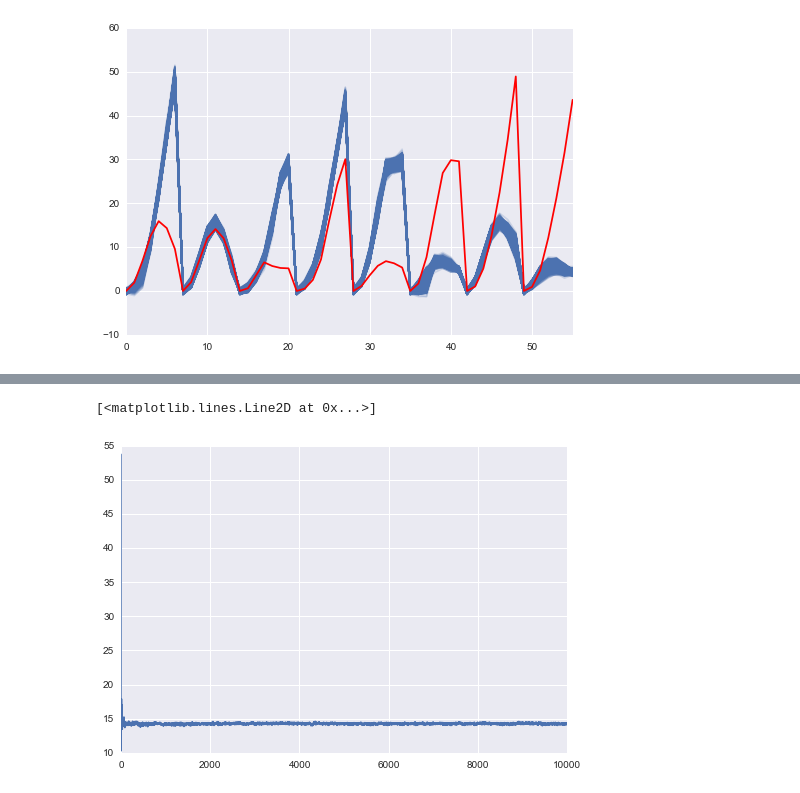
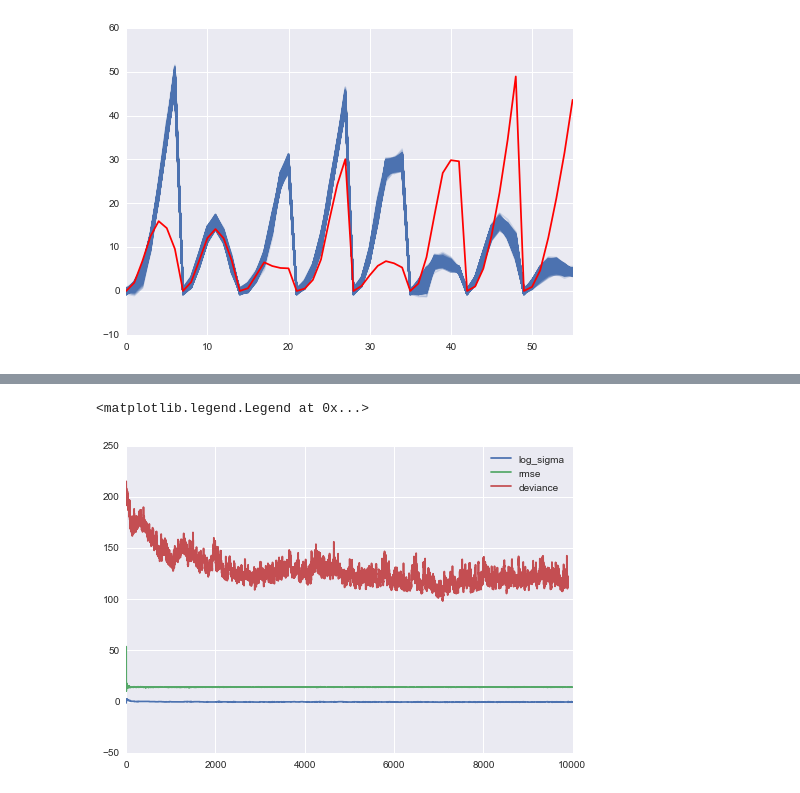
Before and after one commit to choderalab/torsionfit, a Jupyter notebook: examples/pyrrol/Pyrrol_analysis.ipynb, the cells around one changed output, grey strips where cells are left out. Saved outputs shown, nothing was run; the diff lists cells and outputs as text; code cells hidden in the pictures.

```diff
--- a/examples/pyrrol/Pyrrol_analysis.ipynb
+++ b/examples/pyrrol/Pyrrol_analysis.ipynb
@@ -115,5 +80,9 @@ rmse = utils.RMSE(pyrrol_opt, db)
-# %%
-plt.plot(rmse)
-# %% [output]
-[<matplotlib.lines.Line2D at 0x...>]
-[figure, removed]
+# %%
+rmse = utils.RMSE(pyrrol_opt, db)
+log_sigma = plt.plot(db.trace('log_sigma')[:], label = 'log_sigma')
+rmse = plt.plot(rmse, label = 'rmse')
+deviance = plt.plot(db.trace('deviance')[100:], label = 'deviance')
+plt.legend()
+# %% [output]
+<matplotlib.legend.Legend at 0x...>
+[figure, added]
```
Also changed, not shown: parts of 17 cells of this notebook.
